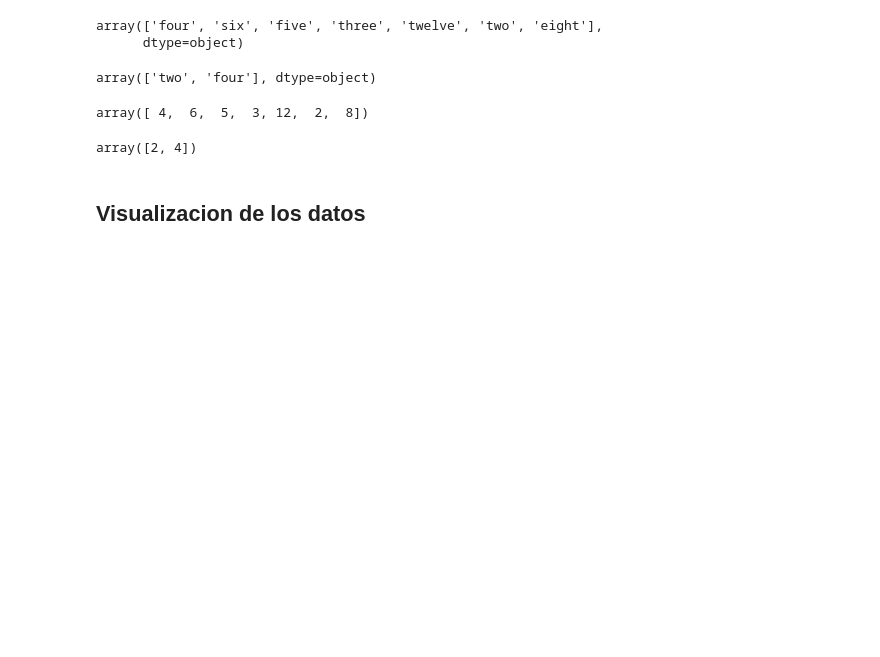
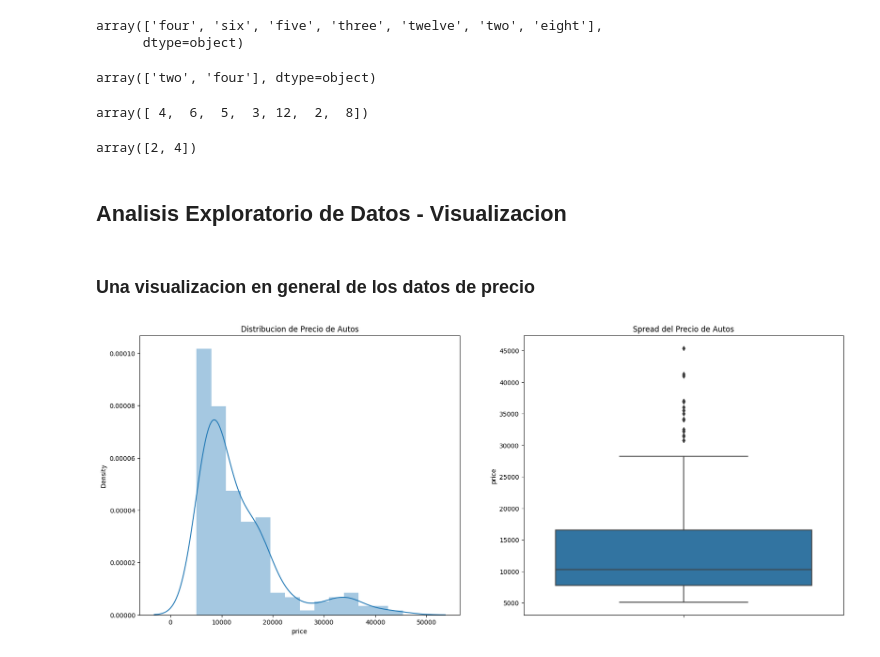
Before and after one commit to JimeFioni/P_Integrador_M_Learning, a Jupyter notebook: Predicion_precios/regresionmultiple.ipynb, the cells around one changed output. Cells and saved outputs as stored; diff of their text form; code cells hidden in the pictures; blank space fills up the shorter version.

```diff
--- a/Predicion_precios/regresionmultiple.ipynb
+++ b/Predicion_precios/regresionmultiple.ipynb
@@ -151,5 +156,21 @@ replace_name("four","4")
 cars.doornumber.unique().astype(int)
 # %% [output]
 array([2, 4])
+# %% [markdown]
+## Analisis Exploratorio de Datos - Visualizacion
 # %% [markdown]
-## Visualizacion de los datos
+### Una visualizacion en general de los datos de precio
+# %%
+plt.figure(figsize=(20,8))
+
+plt.subplot(1,2,1)
+plt.title('Distribucion de Precio de Autos')
+sns.distplot(cars.price)
+
+plt.subplot(1,2,2)
+plt.title('Spread del Precio de Autos')
+sns.boxplot(y=cars.price)
+
+plt.show()
+# %% [output]
+[figure, added]
```
Also changed, not shown: parts of 86 cells of this notebook, 16 other files.
